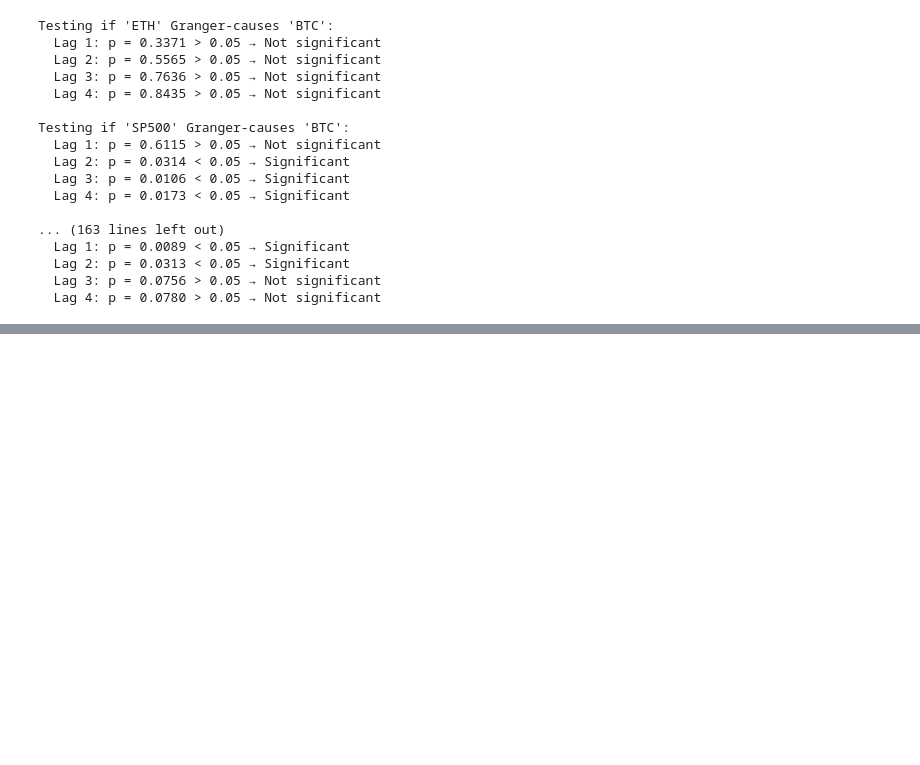
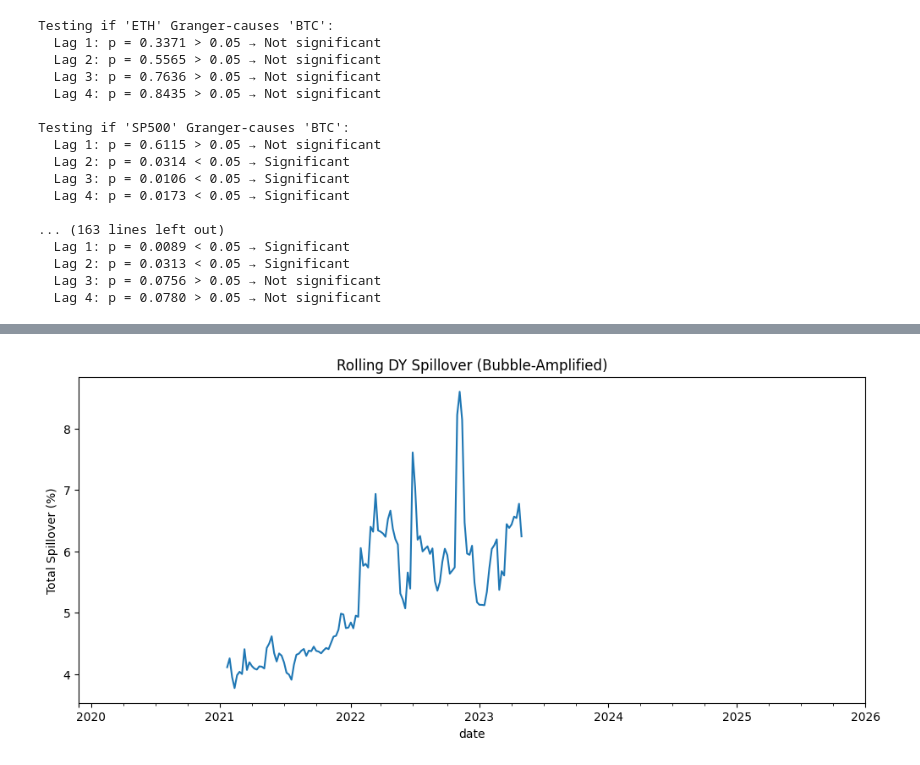
Before and after one commit to blurryskyx/DSE4211_Project, a Jupyter notebook: VAR Analysis.ipynb, the cells around one changed output, grey strips where cells are left out. Cells and saved outputs as stored; diff of their text form; code cells hidden in the pictures; blank space fills up the shorter version.

```diff
--- a/VAR Analysis.ipynb
+++ b/VAR Analysis.ipynb
@@ -366,0 +426,19 @@ results["BTC"]['bubbles']
+# %%
+endog_cols = ["BTC", "ETH", "SP500", "VTI", "AGG", "TLT"]
+Y = cond_vol_df_with_int[endog_cols]
+
+X = pd.DataFrame(index=cond_vol_df_with_int.index)
+X["BTC_lag"] = cond_vol_df_with_int["BTC"].shift(1)
+X["ETH_lag"] = cond_vol_df_with_int["ETH"].shift(1)
+X["BTC_bubble_x_BTC_vol"] = cond_vol_df_with_int["BTC_bubble_x_BTC_vol"].shift(1)
+X["ETH_bubble_x_ETH_vol"] = cond_vol_df_with_int["ETH_bubble_x_ETH_vol"].shift(1)
+
+Y = Y.iloc[1:]
+X = X.iloc[1:]
+# %%
+model = VAR(endog=Y, exog=X)
+lag_selection = model.select_order(maxlags=8)
+print(lag_selection.summary())
+
+results = model.fit(lag_selection.aic)
+print(results.summary())
@@ -366,0 +580,77 @@ results["BTC"]['bubbles']
+# %%
+
+def rolling_dy_spillover(df_endog, df_exog, window=52, horizon=10):
+    """
+    Rolling-window DY spillover with exogenous bubble terms.
+
+    df_endog : DataFrame
+        Endogenous variables (crypto + traditional assets)
+    df_exog : DataFrame
+        Exogenous variables (bubble x volatility interactions)
+    window : int
+        Rolling window size (number of observations)
+    horizon : int
+        Forecast horizon for variance decomposition
+    """
+    n_obs = df_endog.shape[0]
+    dates = df_endog.index[window:]
+
+    total_spill = []
+    directional_to = pd.DataFrame(index=dates, columns=df_endog.columns)
+    directional_from = pd.DataFrame(index=dates, columns=df_endog.columns)
+    net_spill = pd.DataFrame(index=dates, columns=df_endog.columns)
+
+    for start in range(n_obs - window):
+        end = start + window
+        Y_window = df_endog.iloc[start:end]
+        X_window = df_exog.iloc[start:end] if df_exog is not None else None
+
+        try:
+            model = VAR(endog=Y_window, exog=X_window)
+            results = model.fit(1)  # use lag=1 for stability
+
+            # generalized FEVD
+            fevd = results.fevd(horizon)
+            n = len(df_endog.columns)
+            theta = np.zeros((n, n))
+            for i in range(n):
+                for j in range(n):
+                    theta[i, j] = fevd.decomp[i][:, j].sum()
+
+            # normalize rows to 100
+            theta = 100 * theta / theta.sum(axis=1)[:, None]
+
+            total_spill.append((theta.sum() - np.trace(theta)) / n)
+            directional_to.loc[dates[start], :] = theta.sum(axis=1) - np.diag(theta)
+            directional_from.loc[dates[start], :] = theta.sum(axis=0) - np.diag(theta)
+            net_spill.loc[dates[start], :] = directional_to.loc[dates[start], :] - directional_from.loc[dates[start], :]
+
+        except Exception as e:
+            print(f"Window {start}-{end} failed:", e)
+            total_spill.append(np.nan)
+            directional_to.loc[dates[start], :] = np.nan
+            directional_from.loc[dates[start], :] = np.nan
+            net_spill.loc[dates[start], :] = np.nan
+
+    return {
+        "Total Spillover": pd.Series(total_spill, index=dates),
+        "Directional TO": directional_to,
+        "Directional FROM": directional_from,
+        "Net": net_spill
+    }
+
+# ── Example usage ──
+bubble_cols = ["BTC_bubble_x_BTC_vol", "ETH_bubble_x_ETH_vol"]
+spill_rolling = rolling_dy_spillover(
+    df_endog=cond_vol_df[["BTC","SP500"]],
+    df_exog=bubble_dummy[["BTC", "ETH"]],
+    window=104,
+    horizon=10
+)
+
+# Plot rolling total spillover
+plt.figure(figsize=(12,5))
+spill_rolling["Total Spillover"].plot(title="Rolling DY Spillover (Bubble-Amplified)")
+plt.ylabel("Total Spillover (%)")
+plt.show()
+# %% [output]
@@ -366,0 +674 @@ results["BTC"]['bubbles']
+[figure, added]
```
Also changed, not shown: parts of 24 cells of this notebook, 5 other files.
